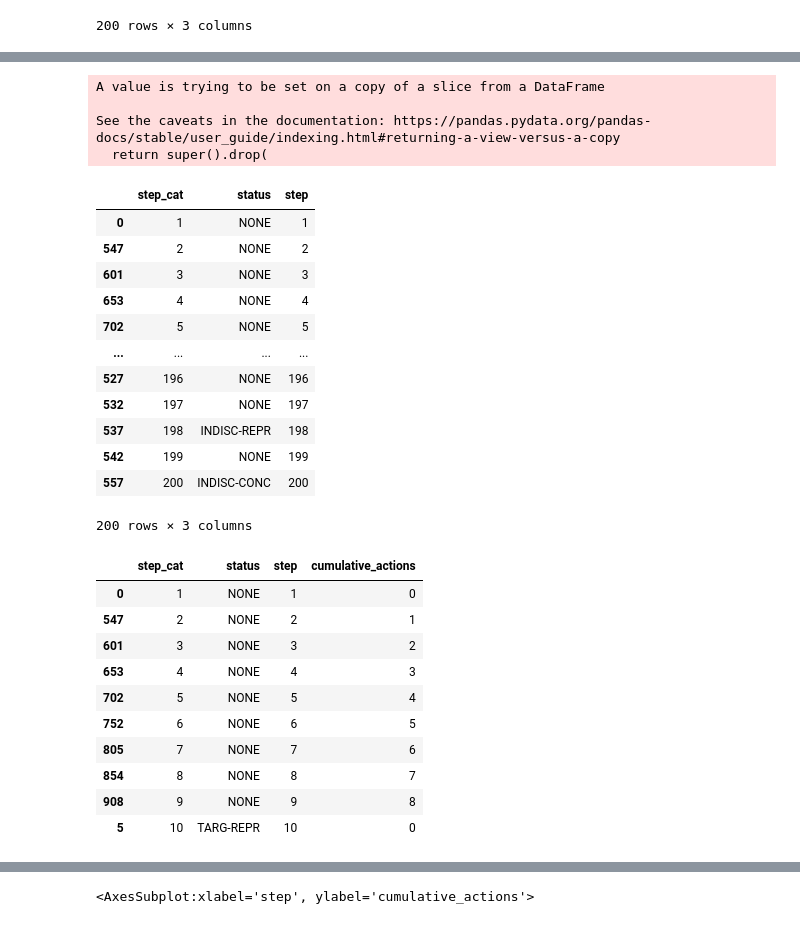
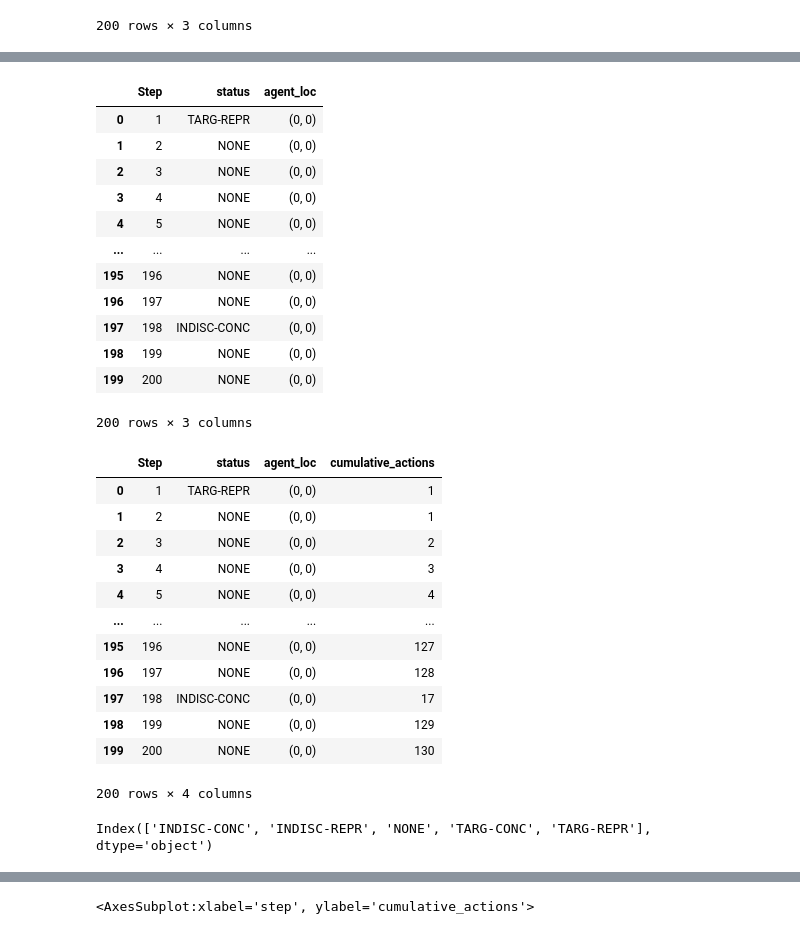
Before and after one commit to natalie-ayers/scientific-computing-counterterrorism-modeling, a Jupyter notebook: local_model.ipynb, the cells around one changed output, grey strips where cells are left out. Cells and saved outputs as stored; diff of their text form; code cells hidden in the pictures.

```diff
--- a/local_model.ipynb
+++ b/local_model.ipynb
@@ -2,7 +2,7 @@
 import model
 import pandas as pd
 # %%
-scenario = model.CounterterrorismModel(N=200, height=3,width=4,prob_violence=0.0005,policy='NONE',reactive_lvl='none',discontent='mid')
+scenario = model.CounterterrorismModel(N=200, height=3,width=4,prob_violence=0.0001,policy='NONE',reactive_lvl='none',discontent='mid')
 for i in range(200):
     scenario.step()
 # %%
@@ -429,40 +408,44 @@ See the caveats in the documentation: https://pandas.pydata.org/pandas-docs/stab
 # %%
-govt_status = agent_stati[agent_stati.status.isin(['NONE','INDISC-REPR','INDISC-CONC','TARG-CONC','TARG-REPR'])]
-govt_status.drop('num_agents', axis=1,inplace=True)
-govt_status = govt_status.sort_values('step',ascending=True)
-govt_status
+govt_status_df = agents_df[agents_df.status.isin(['NONE','INDISC-REPR','INDISC-CONC','TARG-CONC','TARG-REPR'])].reset_index()
+govt_status_df.drop('AgentID', axis=1,inplace=True)
+govt_status_df = govt_status_df.sort_values('Step',ascending=True)
+govt_status_df
 # %% [output]
+|  | Step | status | agent_loc |
+| 0 | 1 | TARG-REPR | (0, 0) |
+| 1 | 2 | NONE | (0, 0) |
+| 2 | 3 | NONE | (0, 0) |
+| 3 | 4 | NONE | (0, 0) |
+| 4 | 5 | NONE | (0, 0) |
+| ... | ... | ... | ... |
+| 195 | 196 | NONE | (0, 0) |
+| 196 | 197 | NONE | (0, 0) |
+| 197 | 198 | INDISC-CONC | (0, 0) |
+| 198 | 199 | NONE | (0, 0) |
+| 199 | 200 | NONE | (0, 0) |
-A value is trying to be set on a copy of a slice from a DataFrame
-
-See the caveats in the documentation: https://pandas.pydata.org/pandas-docs/stable/user_guide/indexing.html#returning-a-view-versus-a-copy
-  return super().drop(
+200 rows × 3 columns
-|  | step_cat | status | step |
-| 0 | 1 | NONE | 1 |
-| 547 | 2 | NONE | 2 |
-| 601 | 3 | NONE | 3 |
-| 653 | 4 | NONE | 4 |
-| 702 | 5 | NONE | 5 |
-| ... | ... | ... | ... |
-| 527 | 196 | NONE | 196 |
-| 532 | 197 | NONE | 197 |
-| 537 | 198 | INDISC-REPR | 198 |
-| 542 | 199 | NONE | 199 |
-| 557 | 200 | INDISC-CONC | 200 |
-200 rows × 3 columns
 # %%
-govt_status_cum = govt_status.groupby(['status']).cumcount()
+govt_status_cum = govt_status_df.groupby(['status']).cumcount()
 govt_status_cum = govt_status_cum.rename('cumulative_actions')
-govt_status_cum = govt_status.join(govt_status_cum)
-govt_status_cum.head(10)
+govt_status_cum = govt_status_df.join(govt_status_cum)
+# cumcount starts at 0, so rise to 1
+govt_status_cum['cumulative_actions'] = govt_status_cum['cumulative_actions'] + 1
+govt_status_cum
 # %% [output]
-|  | step_cat | status | step | cumulative_actions |
-| 0 | 1 | NONE | 1 | 0 |
-| 547 | 2 | NONE | 2 | 1 |
-| 601 | 3 | NONE | 3 | 2 |
-| 653 | 4 | NONE | 4 | 3 |
-| 702 | 5 | NONE | 5 | 4 |
-| 752 | 6 | NONE | 6 | 5 |
-| 805 | 7 | NONE | 7 | 6 |
-| 854 | 8 | NONE | 8 | 7 |
-| 908 | 9 | NONE | 9 | 8 |
-| 5 | 10 | TARG-REPR | 10 | 0 |
+|  | Step | status | agent_loc | cumulative_actions |
+| 0 | 1 | TARG-REPR | (0, 0) | 1 |
+| 1 | 2 | NONE | (0, 0) | 1 |
+| 2 | 3 | NONE | (0, 0) | 2 |
+| 3 | 4 | NONE | (0, 0) | 3 |
+| 4 | 5 | NONE | (0, 0) | 4 |
+| ... | ... | ... | ... | ... |
+| 195 | 196 | NONE | (0, 0) | 127 |
+| 196 | 197 | NONE | (0, 0) | 128 |
+| 197 | 198 | INDISC-CONC | (0, 0) | 17 |
+| 198 | 199 | NONE | (0, 0) | 129 |
+| 199 | 200 | NONE | (0, 0) | 130 |
+200 rows × 4 columns
+# %%
+govt_status_cum.columns
+# %% [output]
+Index(['INDISC-CONC', 'INDISC-REPR', 'NONE', 'TARG-CONC', 'TARG-REPR'], dtype='object')
```
Also changed, not shown: parts of 24 cells of this notebook, 2 other files.
